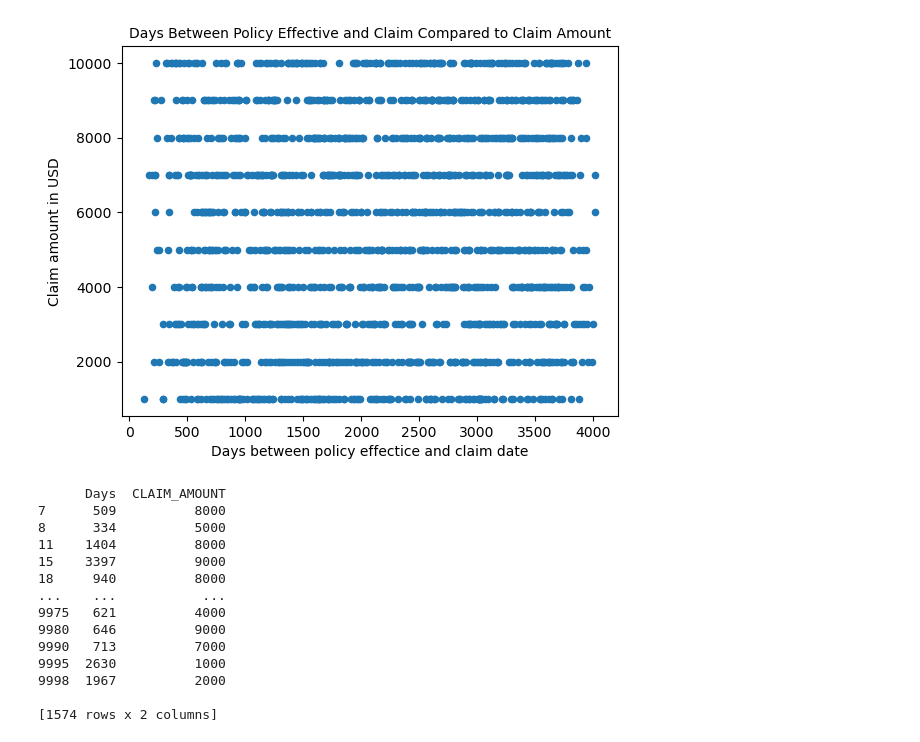
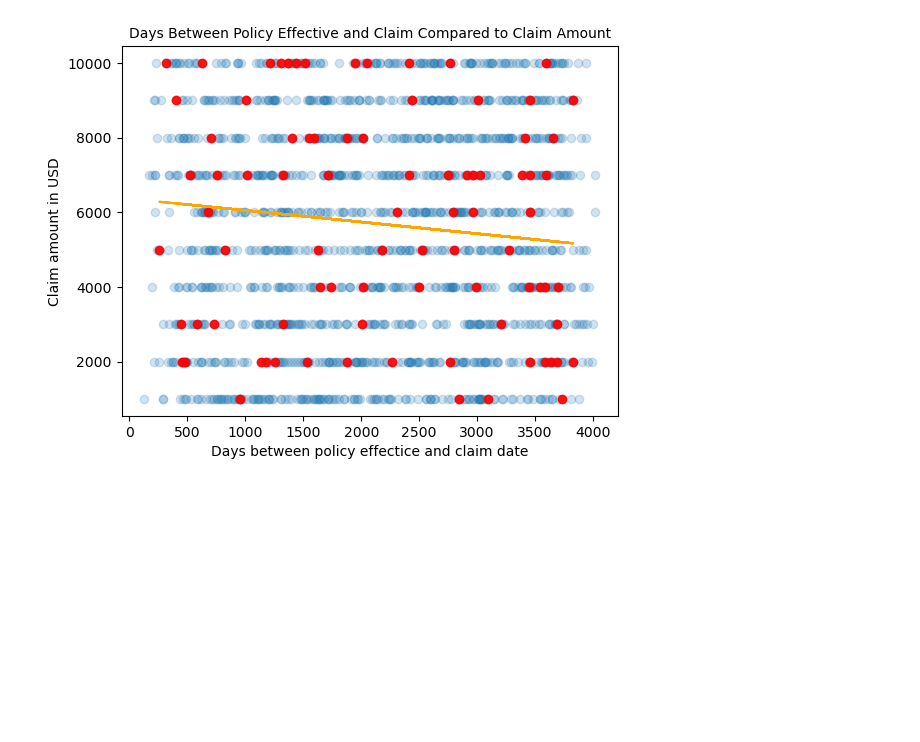
Before and after one commit to maguiretatwit/DataScienceFundumentalsInsuranceProject, a Jupyter notebook: claimD_A.ipynb, the cells around one changed output. Drawn from its saved outputs; the diff is of its cells as text; code cells hidden in the pictures; blank space fills up the shorter version.

```diff
--- a/claimD_A.ipynb
+++ b/claimD_A.ipynb
@@ -2,6 +2,8 @@
 import pandas as pd
 import numpy as np
 import matplotlib.pyplot as plt
+from sklearn.linear_model import LinearRegression
+
 
 data=pd.read_csv('insurance_data.csv')
 index=data['INSURANCE_TYPE']=='Motor'
@@ -14,48 +16,82 @@ for i in data.REPORT_DT:
     date=i
     year=date[:4]
     month=date[5:7]
     day=date[8:10]
     year=(int(year)-2000)*365
     month=int(month)*30
     day=int(day)
     i=year+month+day
     data.iloc[mark, 1] = i
     mark=mark+1
 mark=0
 for i in data.POLICY_EFF_DT:
     date=i
     year=date[:4]
     month=date[5:7]
     day=date[8:10]
     year=(int(year)-2000)*365
     month=int(month)*30
     day=int(day)
     i=year+month+day
     data.iloc[mark, 0] = i
     mark=mark+1
 data['Days'] = data.REPORT_DT.sub(data.POLICY_EFF_DT)
 data=data[['Days','CLAIM_AMOUNT']]
 
-dataplot=pd.DataFrame(data)
-dataplot.plot.scatter(x="Days",y="CLAIM_AMOUNT")
+
+
+data2=pd.read_csv('insurance_data.csv')
+index2=data2['INSURANCE_TYPE']=='Motor'
+data2=data2[index2]
+index2=data2['CLAIM_STATUS']=='D'
+data2=data2[index2]
+data2=data2[['POLICY_EFF_DT','REPORT_DT','CLAIM_AMOUNT']]
+time2=data2[['POLICY_EFF_DT','REPORT_DT']]=data2[['POLICY_EFF_DT','REPORT_DT']].applymap(np.array)
+
+mark=0
+for i in data2.REPORT_DT:
+    date=i
+    year=date[:4]
+    month=date[5:7]
+    day=date[8:10]
+    year=(int(year)-2000)*365
+    month=int(month)*30
+    day=int(day)
+    i=year+month+day
+    data2.iloc[mark, 1] = i
+    mark=mark+1
+mark=0
+for i in data2.POLICY_EFF_DT:
+    date=i
+    year=date[:4]
+    month=date[5:7]
+    day=date[8:10]
+    year=(int(year)-2000)*365
+    month=int(month)*30
+    day=int(day)
+    i=year+month+day
+    data2.iloc[mark, 0] = i
+    mark=mark+1
+data2['Days'] = data2.REPORT_DT.sub(data2.POLICY_EFF_DT)
+data2=data2[['Days','CLAIM_AMOUNT']]
+
+x=data2['Days']
+y=data2['CLAIM_AMOUNT']
+
+x=x.to_numpy()
+y=y.to_numpy()
+
+x=x.reshape(-1,1)
+linreg=LinearRegression()
+linreg.fit(x,y)
+pred=linreg.predict(x)
+
+plt.plot(x,pred,label='Regression',color='orange')
+plt.scatter(data['Days'],data['CLAIM_AMOUNT'], label="All Claims",alpha=0.2)
+plt.scatter(data2['Days'],data2['CLAIM_AMOUNT'], label="Denied Claims", color ='red',alpha=0.9)
 plt.ylabel("Claim amount in USD")
 plt.xlabel("Days between policy effectice and claim date")
 plt.title("Days Between Policy Effective and Claim Compared to Claim Amount", fontsize=10, loc='center')
 plt.show()
-print(data)
 # %% [output]
-[figure, old version]
+[figure, new version]
-      Days  CLAIM_AMOUNT
-7      509          8000
-8      334          5000
-11    1404          8000
-15    3397          9000
-18     940          8000
-...    ...           ...
-9975   621          4000
-9980   646          9000
-9990   713          7000
-9995  2630          1000
-9998  1967          2000
-
-[1574 rows x 2 columns]
```
Also changed, not shown: parts of 1 cell of this notebook.
